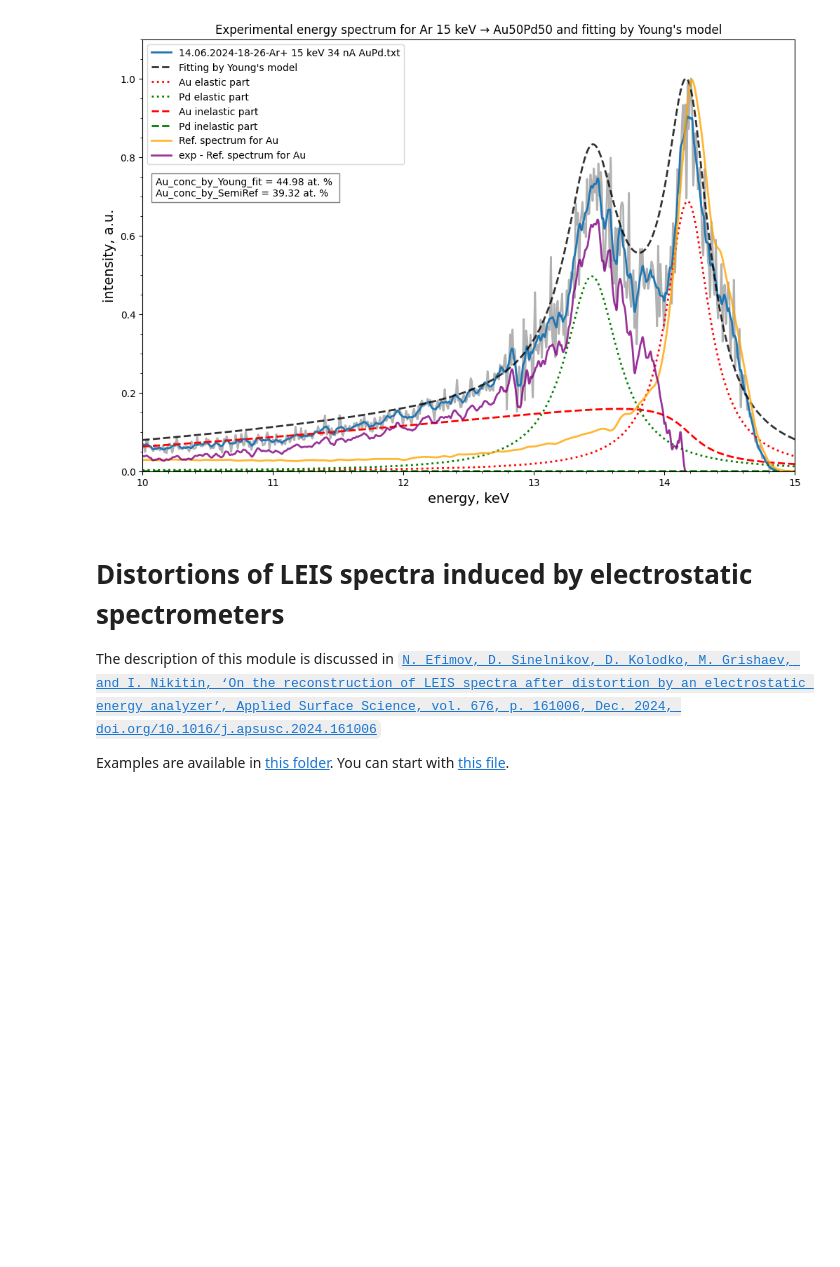
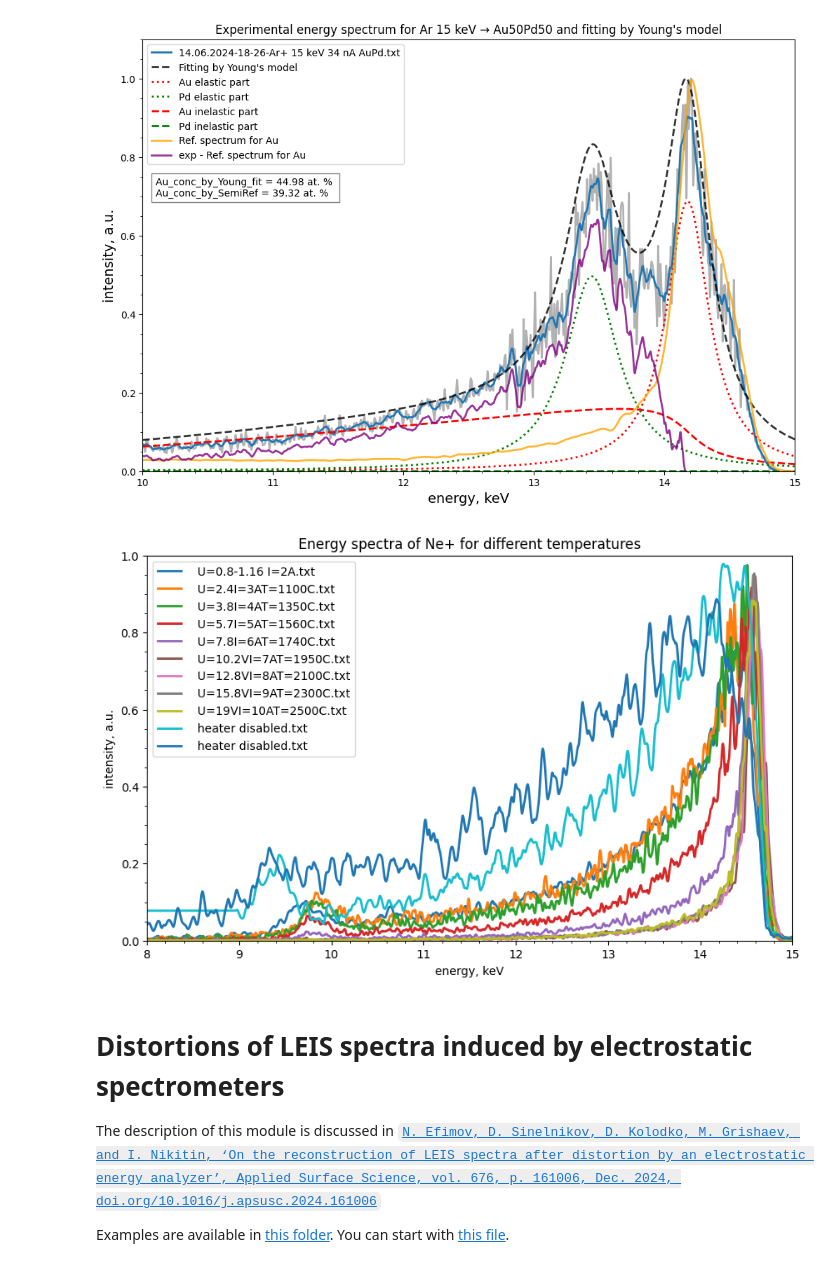
Before and after one commit to mauveferret/SpecRec, a Jupyter notebook: main_example.ipynb, the cells around one changed output. Saved outputs shown, nothing was run; the diff lists cells and outputs as text; code cells hidden in the pictures; blank space fills up the shorter version.

Commit message:
added some exp data

```diff
--- a/main_example.ipynb
+++ b/main_example.ipynb
@@ -433,6 +433,40 @@ for spectrum_path in spectra:
 [figure]
 [figure]
 [figure]
+# %%
+import os, sys
+import matplotlib.pyplot as plt
+#change path to working directory
+BASE_LIB_PATH = "tools"
+sys.path.insert(1, os.getcwd()+os.sep+BASE_LIB_PATH)
+import LEIS_tools as leis
+
+leis.Emin = 8000
+leis.Emax = 15000
+spectrum_path0 = "O:OneDrive"+os.sep+"Проекты"+os.sep+"Крокодил"+os.sep+"Данные"+os.sep+"Спектры"+os.sep+"250304 Ne 15 keV Wbulb"+os.sep
+
+spectra = os.listdir(spectrum_path0)
+plt.figure(figsize=(10, 6))
+temp=""
+for file in spectra:
+    if ".txt" in file  and "Ne+" in file:
+        if  "T=" in file and not file.split("T=")[1].split("C")[0] in temp:
+            data = leis.spectrum(spectrum_path0+file, 50)
+            plt.plot(data.spectrum_en/1000, data.spectrum_int, linewidth=2, label = file.split("nA")[1])
+            temp = file.split("T=")[1].split("C")[0]
+        if "19-06" in file or "heater disabled" in file:
+            data = leis.spectrum(spectrum_path0+file, 100)
+            plt.plot(data.spectrum_en/1000, data.spectrum_int, linewidth=2, label = file.split("nA")[1])
+plt.xlim(8, 15)
+plt.ylim(0, 1)
+plt.xlabel("energy, keV")
+plt.ylabel("intensity, a.u.")
+plt.title("Energy spectra of Ne+ for different temperatures")
+plt.minorticks_on()
+plt.legend()
+plt.show()
+# %% [output]
+[figure, added]
 # %% [markdown]
 # Distortions of LEIS spectra induced by electrostatic spectrometers
 
```
Also changed, not shown: 1 other file.
